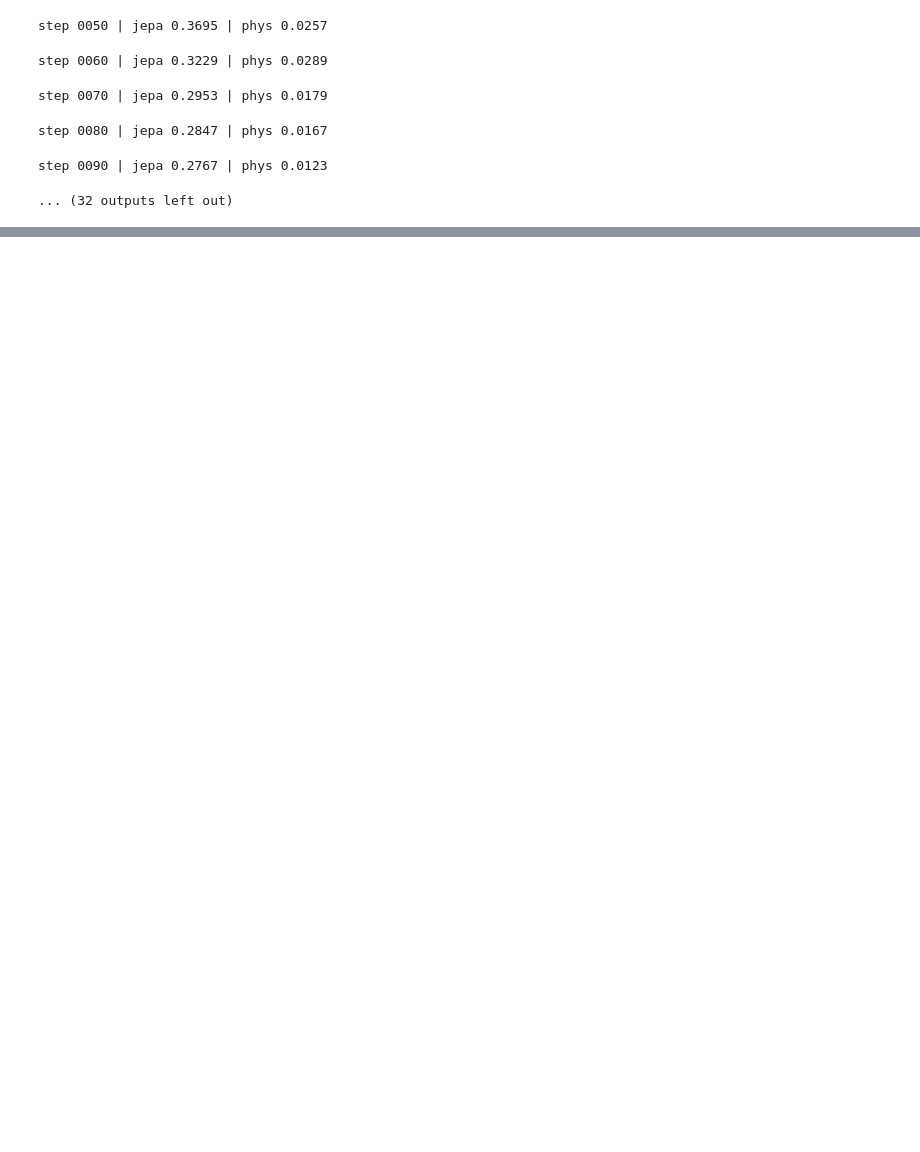
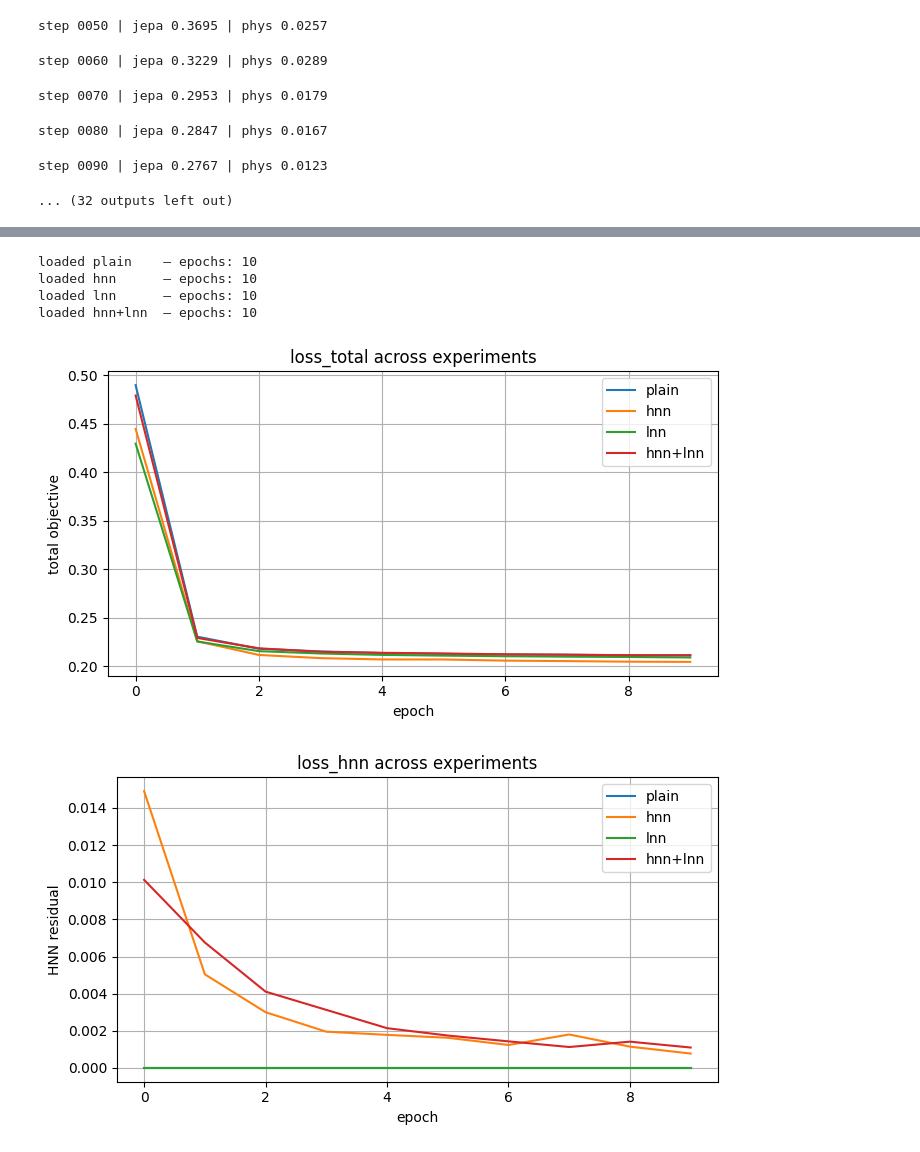
Before and after one commit to flavjoxhelollari/physics_informed_machine_learning, a Jupyter notebook: vjepa_hnn_lnn_informed_pendulum.ipynb, the cells around one changed output, grey strips where cells are left out. Drawn from its saved outputs; the diff is of its cells as text; code cells hidden in the pictures; blank space fills up the shorter version.

Commit message:
run all experiments for initial and denser phase space

```diff
--- a/vjepa_hnn_lnn_informed_pendulum.ipynb
+++ b/vjepa_hnn_lnn_informed_pendulum.ipynb
@@ -1612,0 +2763,58 @@ step 0090 | jepa 0.2767 | phys 0.0123
+# %%
+import numpy as np, matplotlib.pyplot as plt, glob, os, re
+
+# ------------------------------------------------------------
+# 1)  Load every results_<mode>.npz  and normalise keys
+# ------------------------------------------------------------
+logs = {}   # mode → dict
+
+def _normalise_keys(ndict):
+    """map total→loss_total, jepa→loss_jepa, … if needed"""
+    mapping = {
+        "total":"loss_total", "jepa":"loss_jepa",
+        "hnn":"loss_hnn",     "lnn":"loss_lnn",
+        "sup":"loss_sup"
+    }
+    out = {}
+    for k,v in ndict.items():
+        out[ mapping.get(k,k) ] = v
+    return out
+
+for file in glob.glob("results_*.npz"):
+    mode  = re.search(r"results_(.+)\.npz", file).group(1)
+    data  = np.load(file, allow_pickle=True)
+    arrays= { k: data[k] for k in data.files if k != "config" }
+    logs[mode] = _normalise_keys(arrays)
+    logs[mode]["config"] = data["config"].item()
+    n_ep = len(logs[mode]["loss_total"])
+    print(f"loaded {mode:8} — epochs: {n_ep}")
+
+# ------------------------------------------------------------
+# 2)  Generic multi-line plot
+# ------------------------------------------------------------
+def plot_loss(comp, ylabel=None):
+    plt.figure(figsize=(7,4))
+    for mode,rec in logs.items():
+        if comp in rec:
+            plt.plot(rec[comp], label=mode)
+    plt.xlabel("epoch")
+    plt.ylabel(ylabel or comp)
+    plt.title(f"{comp} across experiments")
+    plt.grid(True); plt.legend(); plt.tight_layout(); plt.show()
+
+# ------------------------------------------------------------
+# 3)  Draw requested comparisons
+# ------------------------------------------------------------
+for key, label in [("loss_total","total objective"),
+                   ("loss_hnn","HNN residual"),
+                   ("loss_lnn","LNN residual"),
+                   ("loss_jepa","JEPA recon."),
+                   ("loss_sup","θ supervision")]:
+    plot_loss(key, label)
+# %% [output]
+loaded plain    — epochs: 10
+loaded hnn      — epochs: 10
+loaded lnn      — epochs: 10
+loaded hnn+lnn  — epochs: 10
+[figure, added]
+[figure, added]
```
Also changed, not shown: parts of 16 cells of this notebook, 17 other files.
